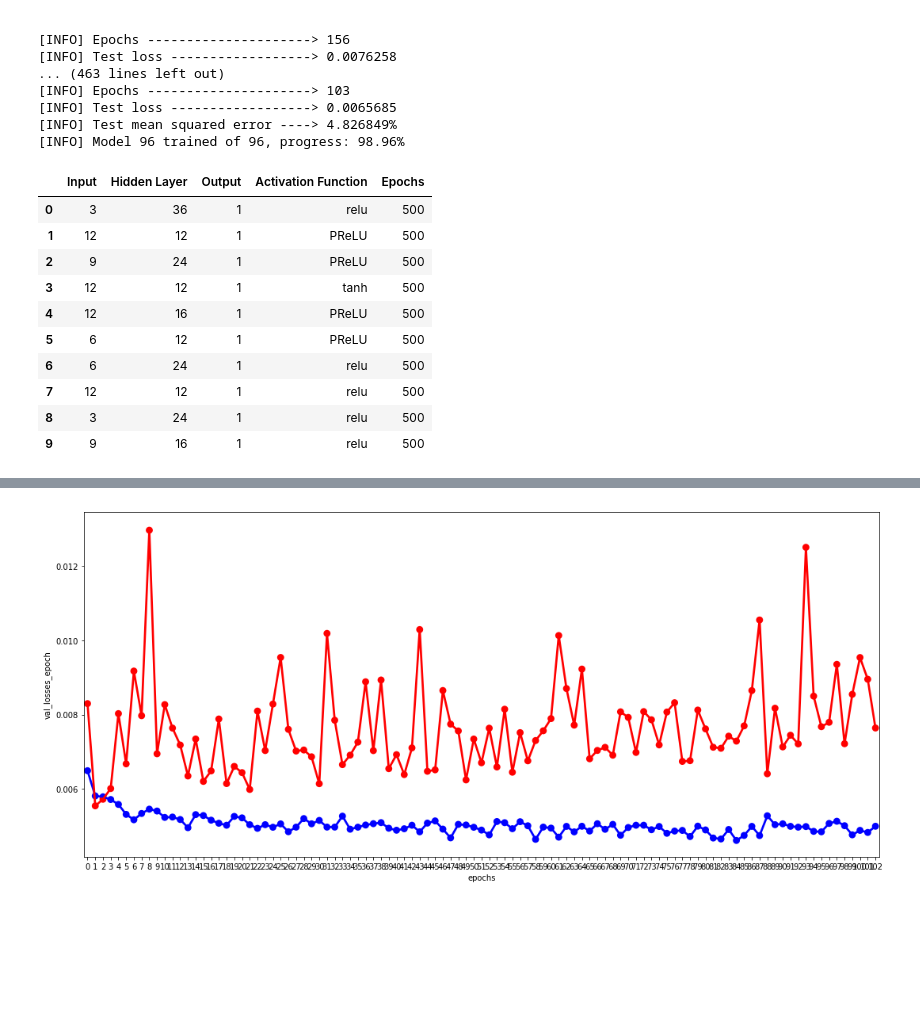
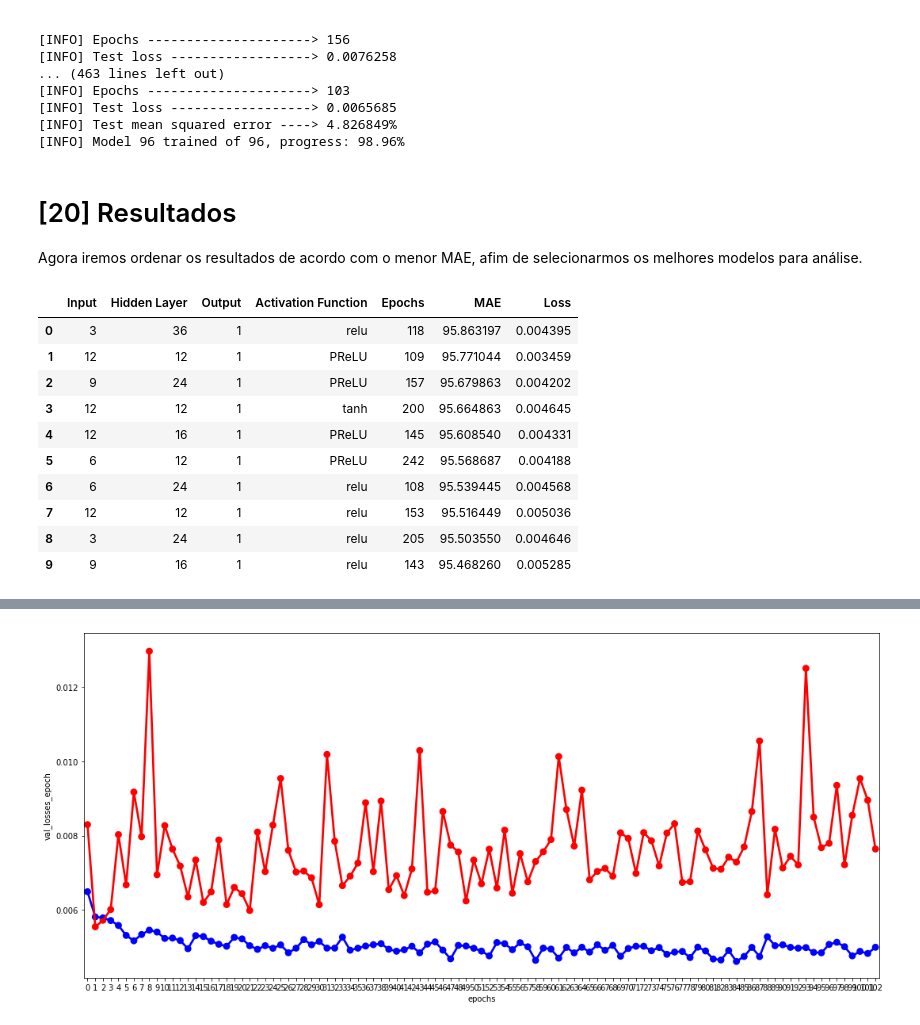
Before and after one commit to anderson93/sbrdnh, a Jupyter notebook: sbrdnh.py.ipynb, the cells around one changed output, grey strips where cells are left out. Cells and saved outputs as stored; diff of their text form; code cells hidden in the pictures; blank space fills up the shorter version.

```diff
--- a/sbrdnh.py.ipynb
+++ b/sbrdnh.py.ipynb
@@ -25,0 +15,3 @@ data[:5]
+# %%
+data = pd.read_csv('SOBRADINHO_w_dates.csv', sep=';')
+data[:5]
@@ -354,7 +407,7 @@ months_Size = [1, 2, 3, 6, 9, 12]
 forecast_Size = [1]
 activation_Function=['PReLU', 'LeakyReLU','tanh','relu']
 hidden_Layer=[12, 16, 24, 36]
-epochs_Model=[500]
+epochs_Model=[600]
 
 # combinations = [[months_Size[a],forecast_Size[b],activation_Function[c],hidden_Layer[d],epochs_Model[e]] for a in xrange(0,len(months_Size)) for b in xrange(0,len(forecast_Size)) for c in xrange(0,len(activation_Function)) for d in xrange(0,len(hidden_Layer)) for e in xrange(0,len(epochs_Model))]
 combinations = [[months_Size[a],forecast_Size[b],activation_Function[c],hidden_Layer[d],epochs_Model[e]]\
@@ -386,38 +442,36 @@ for i,params in enumerate(combinations):
 [INFO] Test loss ------------------> 0.0065685
 [INFO] Test mean squared error ----> 4.826849%
 [INFO] Model 96 trained of 96, progress: 98.96%
+# %% [markdown]
+# [20] Resultados
+Agora iremos ordenar os resultados de acordo com o menor MAE, afim de selecionarmos os melhores modelos para análise.
 # %%
-# g = sns.lmplot(x="epoch",
-#                y="val_loss",
-#                data=results)
-# g.figure()
-# g = sns.lmplot(x="epoch",
-#                y="loss",
-#                data=results)
 grid_list = []
 for x in xrange(0,len(grid_search)):
     grid_list.append(list(grid_search[x]))
 for x in xrange(0,len(grid_list)):
     grid_list[x].append(combinations[x])
 grid_list = sorted(grid_list, key=lambda x: x[0][1])
-results_df = {'Input':[], 'Output':[], 'Activation Function':[], 'Hidden Layer':[], 'Epochs':[]}
+results_df = {'Input':[], 'Output':[], 'Activation Function':[], 'Hidden Layer':[], 'Epochs':[], 'MAE':[], 'Loss':[]}
 for x in xrange(0,len(grid_list)):
               results_df['Input'].append( grid_list[x][-1][0])
               results_df['Output'].append( grid_list[x][-1][1])
               results_df['Activation Function'].append( grid_list[x][-1][2])
               results_df['Hidden Layer'].append(grid_list[x][-1][3])
-              results_df['Epochs'].append( grid_list[x][-1][4])
-results_df = pd.DataFrame(results_df,columns=['Input','Hidden Layer', 'Output', 'Activation Function', 'Epochs'])
+              results_df['Epochs'].append(len(grid_search[x][3].epochs))
+              results_df['MAE'].append((1-grid_list[x][0][1])*100.0)
+              results_df['Loss'].append(grid_list[x][0][0])
+results_df = pd.DataFrame(results_df,columns=['Input','Hidden Layer', 'Output', 'Activation Function', 'Epochs','MAE','Loss'])
 results_df[:10]
 # %% [output]
-|  | Input | Hidden Layer | Output | Activation Function | Epochs |
-| 0 | 3 | 36 | 1 | relu | 500 |
-| 1 | 12 | 12 | 1 | PReLU | 500 |
-| 2 | 9 | 24 | 1 | PReLU | 500 |
-| 3 | 12 | 12 | 1 | tanh | 500 |
-| 4 | 12 | 16 | 1 | PReLU | 500 |
-| 5 | 6 | 12 | 1 | PReLU | 500 |
-| 6 | 6 | 24 | 1 | relu | 500 |
-| 7 | 12 | 12 | 1 | relu | 500 |
-| 8 | 3 | 24 | 1 | relu | 500 |
-| 9 | 9 | 16 | 1 | relu | 500 |
+|  | Input | Hidden Layer | Output | Activation Function | Epochs | MAE | Loss |
+| 0 | 3 | 36 | 1 | relu | 118 | 95.863197 | 0.004395 |
+| 1 | 12 | 12 | 1 | PReLU | 109 | 95.771044 | 0.003459 |
+| 2 | 9 | 24 | 1 | PReLU | 157 | 95.679863 | 0.004202 |
+| 3 | 12 | 12 | 1 | tanh | 200 | 95.664863 | 0.004645 |
+| 4 | 12 | 16 | 1 | PReLU | 145 | 95.608540 | 0.004331 |
+| 5 | 6 | 12 | 1 | PReLU | 242 | 95.568687 | 0.004188 |
+| 6 | 6 | 24 | 1 | relu | 108 | 95.539445 | 0.004568 |
+| 7 | 12 | 12 | 1 | relu | 153 | 95.516449 | 0.005036 |
+| 8 | 3 | 24 | 1 | relu | 205 | 95.503550 | 0.004646 |
+| 9 | 9 | 16 | 1 | relu | 143 | 95.468260 | 0.005285 |
```
Also changed, not shown: parts of 47 cells of this notebook.
